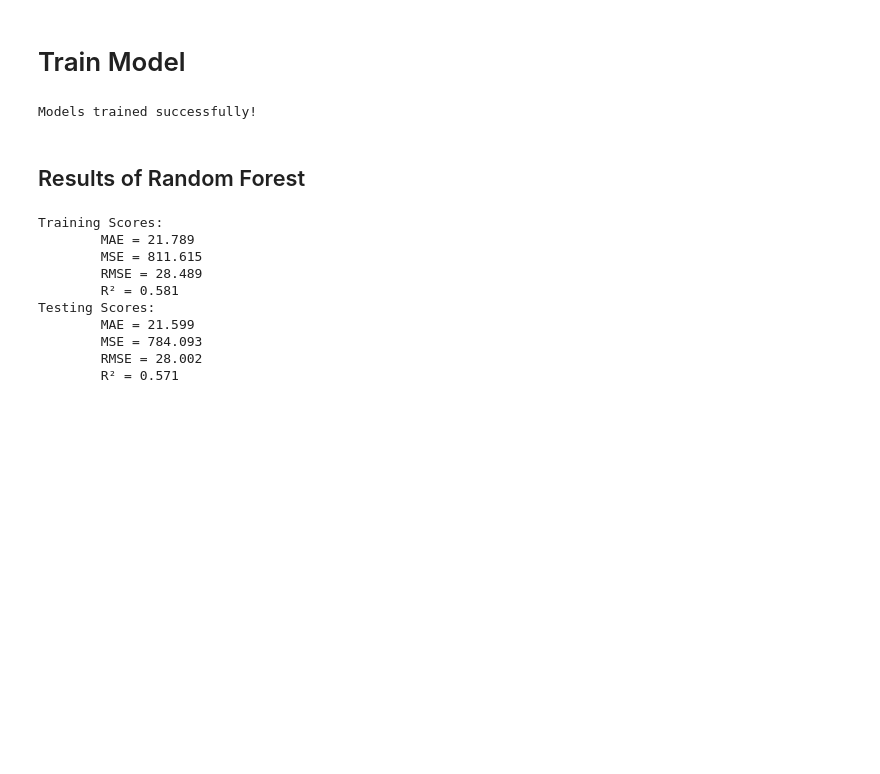
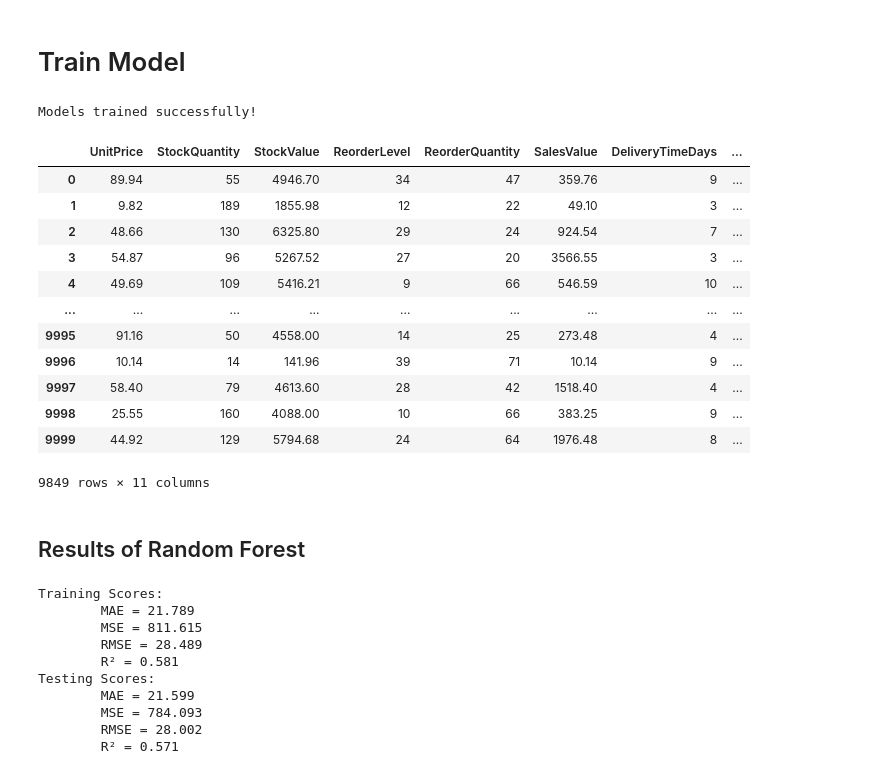
Before and after one commit to Rashmi-kavindya/sales_project, a Jupyter notebook: notebooks/02.model_traning.ipynb, the cells around one changed output. Cells and saved outputs as stored; diff of their text form; code cells hidden in the pictures; blank space fills up the shorter version.

```diff
--- a/notebooks/02.model_traning.ipynb
+++ b/notebooks/02.model_traning.ipynb
@@ -52,6 +52,22 @@ rf.fit(X_train, y_train)
 print("Models trained successfully!")
 # %% [output]
 Models trained successfully!
+# %%
+X
+# %% [output]
+|  | UnitPrice | StockQuantity | StockValue | ReorderLevel | ReorderQuantity | SalesValue | DeliveryTimeDays | ... |
+| 0 | 89.94 | 55 | 4946.70 | 34 | 47 | 359.76 | 9 | ... |
+| 1 | 9.82 | 189 | 1855.98 | 12 | 22 | 49.10 | 3 | ... |
+| 2 | 48.66 | 130 | 6325.80 | 29 | 24 | 924.54 | 7 | ... |
+| 3 | 54.87 | 96 | 5267.52 | 27 | 20 | 3566.55 | 3 | ... |
+| 4 | 49.69 | 109 | 5416.21 | 9 | 66 | 546.59 | 10 | ... |
+| ... | ... | ... | ... | ... | ... | ... | ... | ... |
+| 9995 | 91.16 | 50 | 4558.00 | 14 | 25 | 273.48 | 4 | ... |
+| 9996 | 10.14 | 14 | 141.96 | 39 | 71 | 10.14 | 9 | ... |
+| 9997 | 58.40 | 79 | 4613.60 | 28 | 42 | 1518.40 | 4 | ... |
+| 9998 | 25.55 | 160 | 4088.00 | 10 | 66 | 383.25 | 9 | ... |
+| 9999 | 44.92 | 129 | 5794.68 | 24 | 64 | 1976.48 | 8 | ... |
+9849 rows × 11 columns
 # %%
 from sklearn.metrics import mean_absolute_error, mean_squared_error, r2_score
 import numpy as np  # For square root calculation
```
Also changed, not shown: 1 other file.
